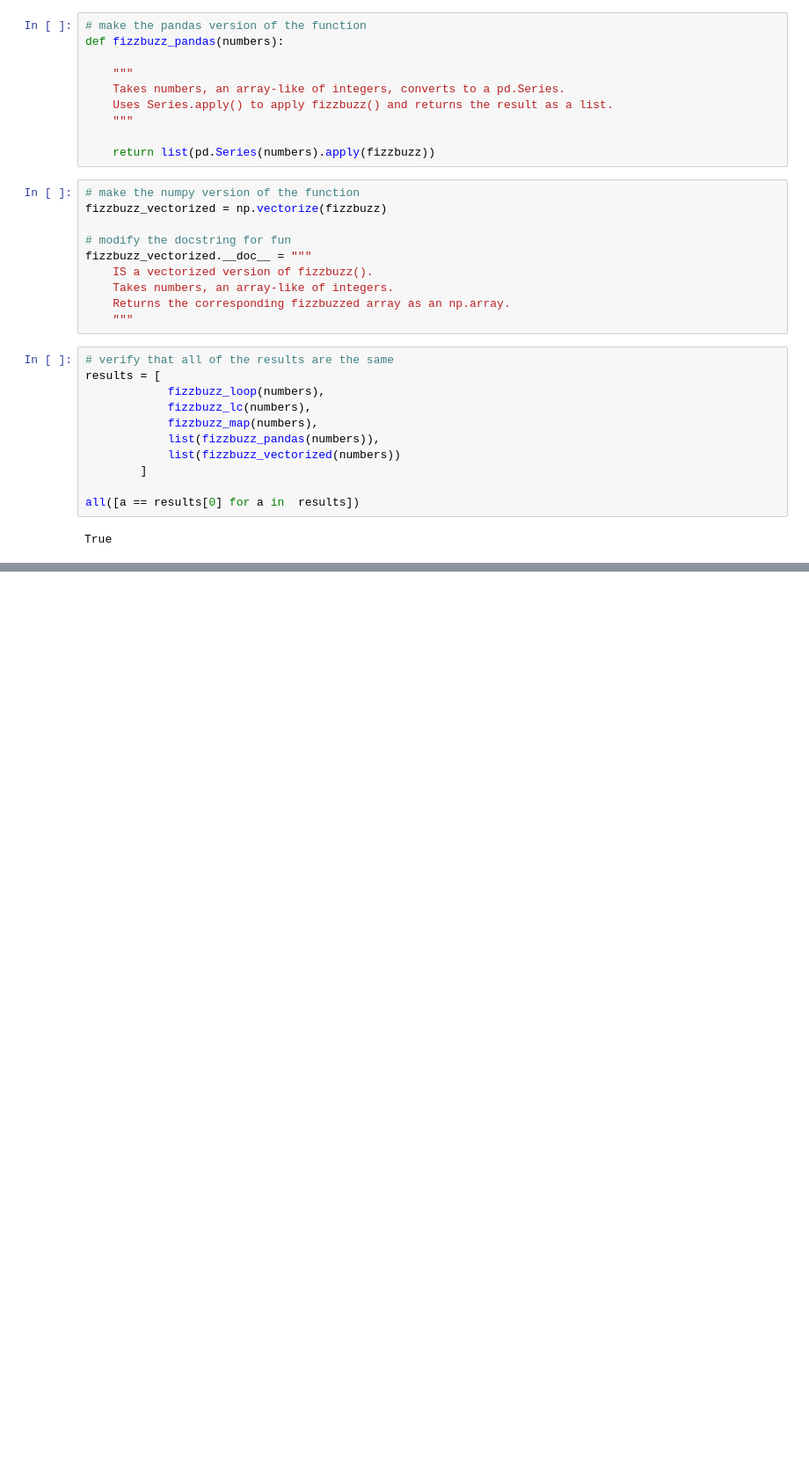
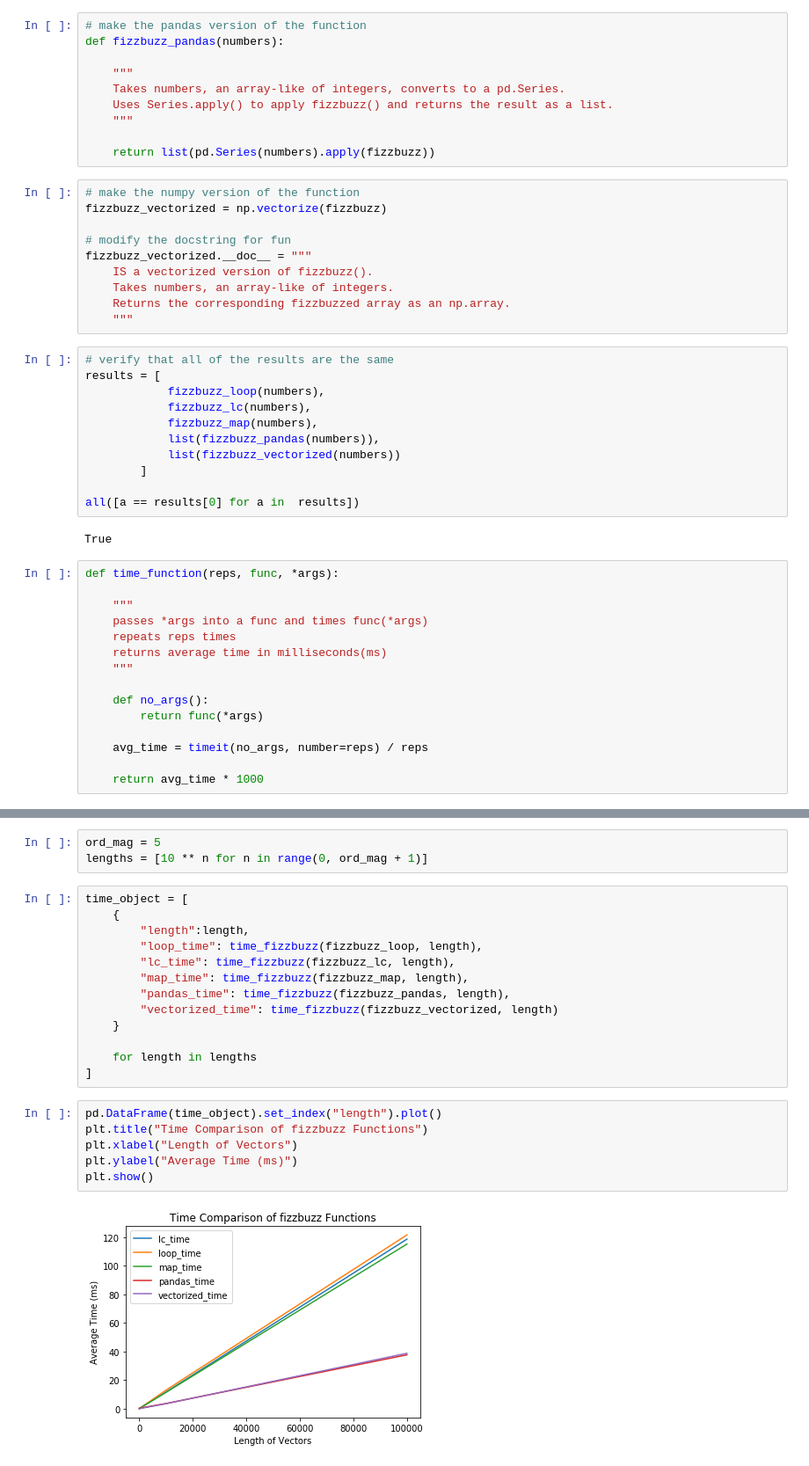
Before and after one commit to edkrueger/fizz-buzz, a Jupyter notebook: python/fizzbuzz.ipynb, the cells around one changed output, grey strips where cells are left out. Shown: that part at 88% size. Drawn from its saved outputs; the diff is of its cells as text; blank space fills up the shorter version.

Commit message:
Added timing and plots

```diff
--- a/python/fizzbuzz.ipynb
+++ b/python/fizzbuzz.ipynb
@@ -92,3 +94,18 @@ results = [
 all([a == results[0] for a in  results])
 # %% [output]
 True
+# %%
+def time_function(reps, func, *args):
+
+    """
+    passes *args into a func and times func(*args)
+    repeats reps times
+    returns average time in milliseconds(ms)
+    """
+
+    def no_args():
+        return func(*args)
+
+    avg_time = timeit(no_args, number=reps) / reps
+
+    return avg_time * 1000
@@ -94,0 +144,24 @@ True
+# %%
+ord_mag = 5
+lengths = [10 ** n for n in range(0, ord_mag + 1)]
+# %%
+time_object = [
+    {
+        "length":length,
+        "loop_time": time_fizzbuzz(fizzbuzz_loop, length),
+        "lc_time": time_fizzbuzz(fizzbuzz_lc, length),
+        "map_time": time_fizzbuzz(fizzbuzz_map, length),
+        "pandas_time": time_fizzbuzz(fizzbuzz_pandas, length),
+        "vectorized_time": time_fizzbuzz(fizzbuzz_vectorized, length)
+    }
+
+    for length in lengths
+]
+# %%
+pd.DataFrame(time_object).set_index("length").plot()
+plt.title("Time Comparison of fizzbuzz Functions")
+plt.xlabel("Length of Vectors")
+plt.ylabel("Average Time (ms)")
+plt.show()
+# %% [output]
+[figure, added]
```
Also changed, not shown: parts of 4 cells of this notebook.
